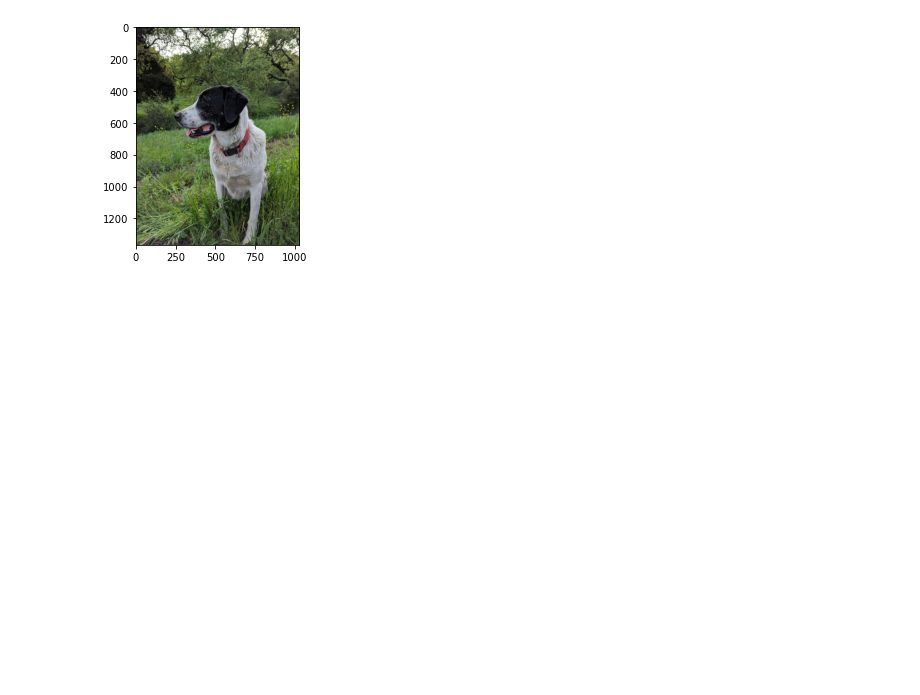
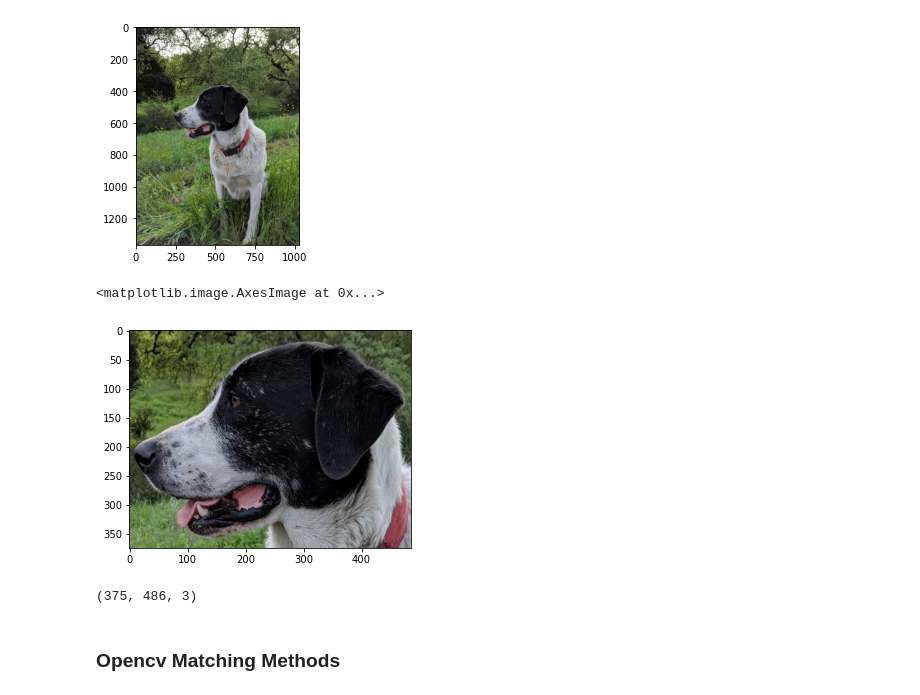
Before and after one commit to Zahed-Golabi/Computer-Vision, a Jupyter notebook: 5. Object Detection with Opencv/Template Matching.ipynb, the cells around one changed output. Drawn from its saved outputs; the diff is of its cells as text; code cells hidden in the pictures; blank space fills up the shorter version.

Commit message:
different matching methods cv2

```diff
--- a/5. Object Detection with Opencv/Template Matching.ipynb
+++ b/5. Object Detection with Opencv/Template Matching.ipynb
@@ -17,3 +17,17 @@ plt.imshow(full)
 # %% [output]
 <matplotlib.image.AxesImage at 0x...>
 [figure]
+# %%
+face = cv2.imread("../imgs/sammy_face.jpg")
+face = cv2.cvtColor(face, cv2.COLOR_BGR2RGB)
+# %%
+plt.imshow(face)
+# %% [output]
+<matplotlib.image.AxesImage at 0x...>
+[figure, added]
+# %%
+face.shape
+# %% [output]
+(375, 486, 3)
+# %% [markdown]
+### Opencv Matching Methods
```
Also changed, not shown: parts of 3 cells of this notebook.
